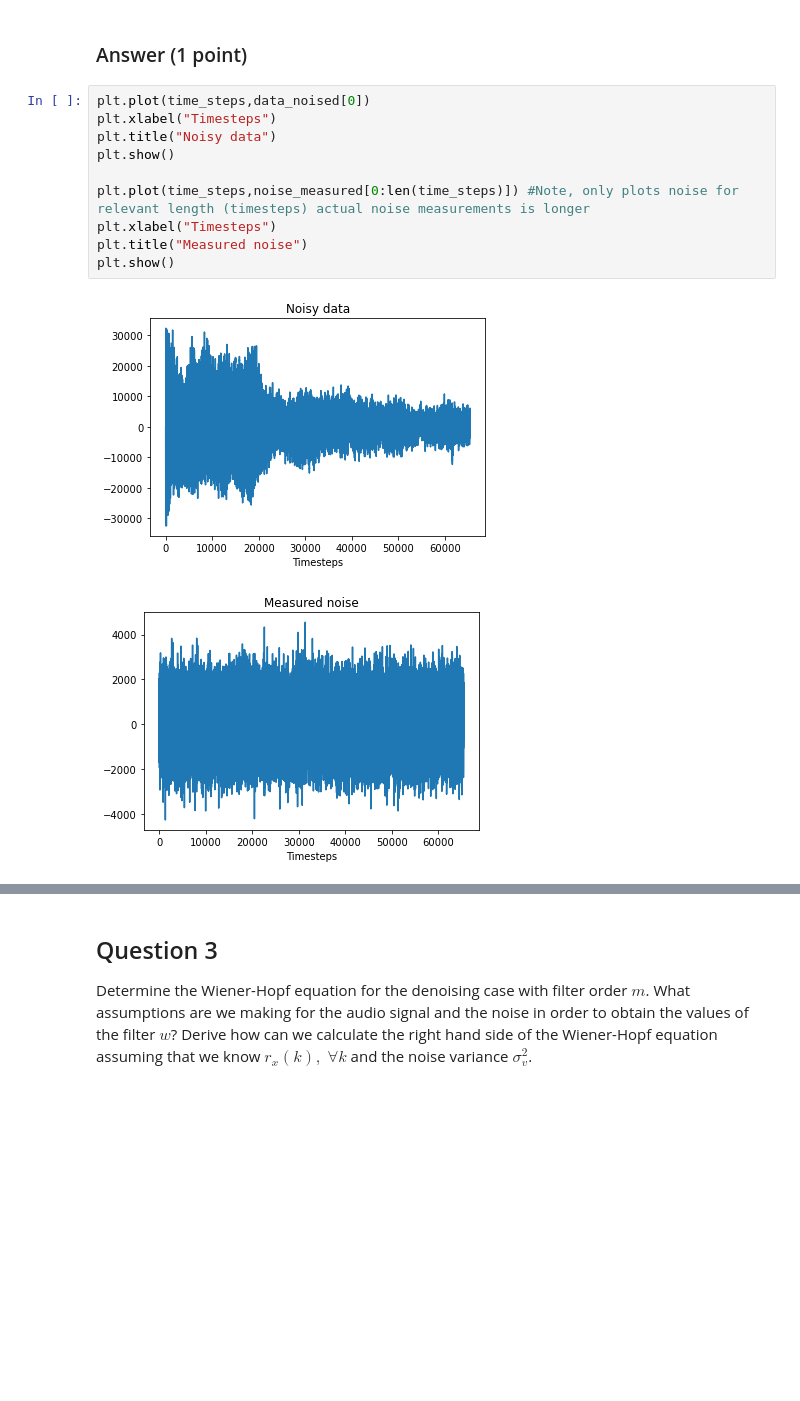
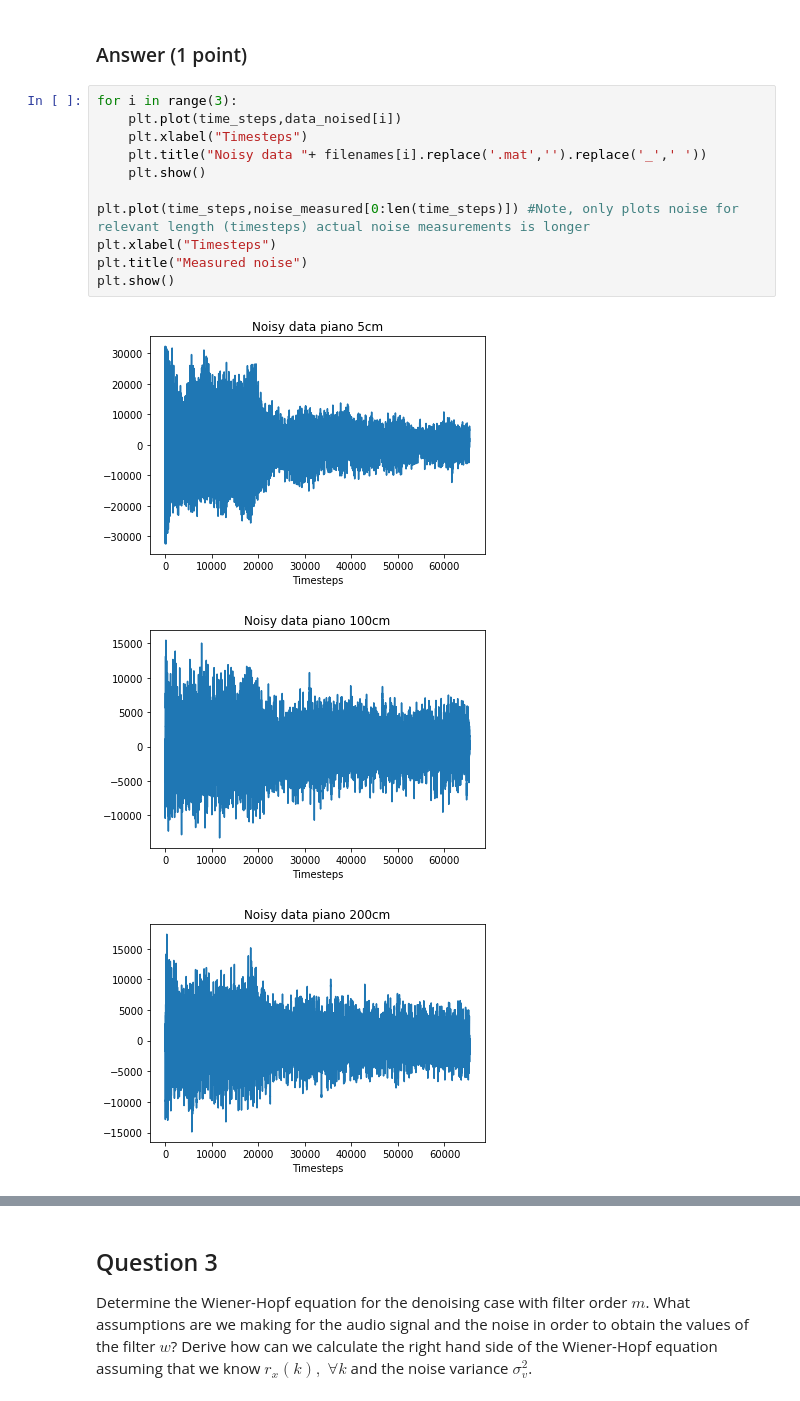
Before and after one commit to lphoogenboom/noisia, a Jupyter notebook: SC42150_PythonAssignment2_Denoising.ipynb, the cells around one changed output, grey strips where cells are left out. Drawn from its saved outputs; the diff is of its cells as text; blank space fills up the shorter version.

```diff
--- a/SC42150_PythonAssignment2_Denoising.ipynb
+++ b/SC42150_PythonAssignment2_Denoising.ipynb
@@ -118,15 +118,17 @@ Use a separate plot for the noise signal.
 # %% [markdown]
 ### Answer (1 point)
 # %%
-plt.plot(time_steps,data_noised[0])
-plt.xlabel("Timesteps")
-plt.title("Noisy data")
-plt.show()
+for i in range(3):
+    plt.plot(time_steps,data_noised[i])
+    plt.xlabel("Timesteps")
+    plt.title("Noisy data "+ filenames[i].replace('.mat','').replace('_',' '))
+    plt.show()
 
 plt.plot(time_steps,noise_measured[0:len(time_steps)]) #Note, only plots noise for relevant length (timesteps) actual noise measurements is longer
 plt.xlabel("Timesteps")
 plt.title("Measured noise")
 plt.show()
 # %% [output]
-[figure, old version]
+[figure, new version]
-[figure, old version]
+[figure, new version]
+[figure, added]
```
Also changed, not shown: parts of 4 cells of this notebook.
